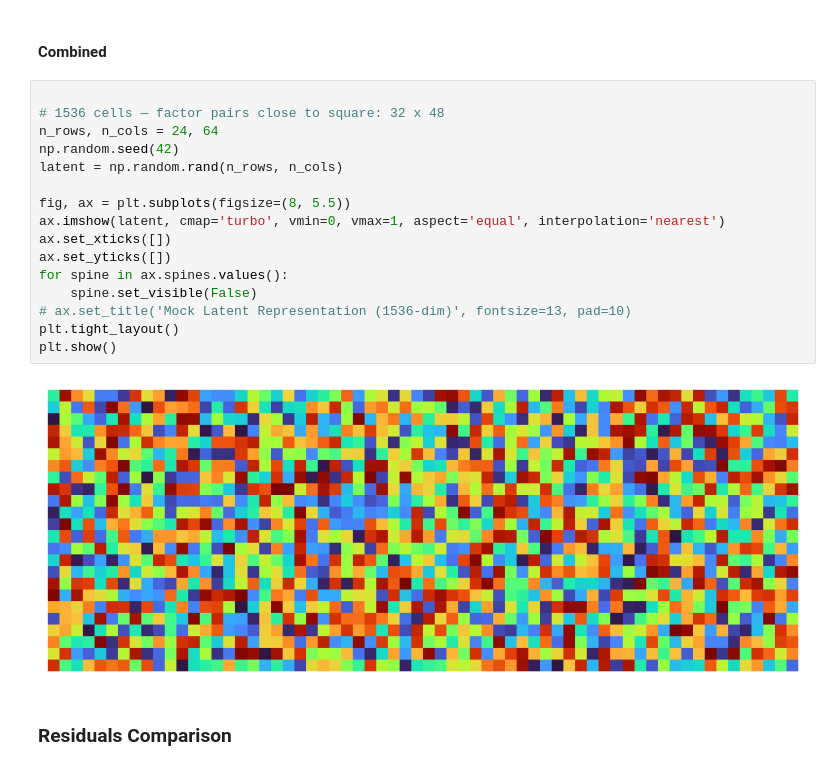
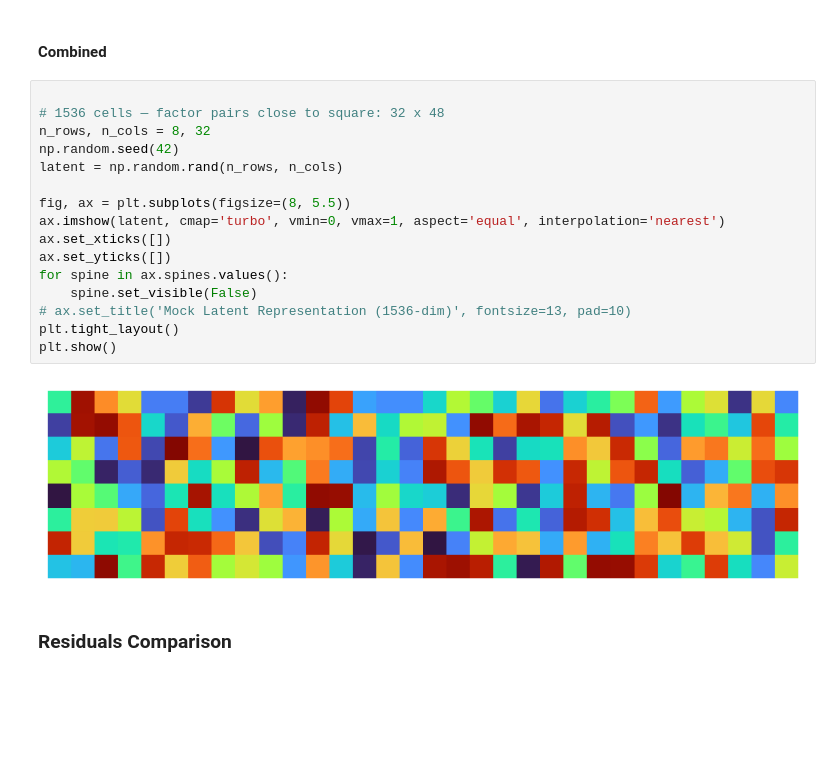
Before and after one commit to pvl19/lc-gen, a Jupyter notebook: notebooks/paper_recon_plots.ipynb, the cells around one changed output. Drawn from its saved outputs; the diff is of its cells as text; blank space fills up the shorter version.

```diff
--- a/notebooks/paper_recon_plots.ipynb
+++ b/notebooks/paper_recon_plots.ipynb
@@ -180,21 +498,21 @@ plt.show()
 # %%
 
 # 1536 cells — factor pairs close to square: 32 x 48
-n_rows, n_cols = 24, 64
+n_rows, n_cols = 8, 32
 np.random.seed(42)
 latent = np.random.rand(n_rows, n_cols)
 
 fig, ax = plt.subplots(figsize=(8, 5.5))
 ax.imshow(latent, cmap='turbo', vmin=0, vmax=1, aspect='equal', interpolation='nearest')
 ax.set_xticks([])
 ax.set_yticks([])
 for spine in ax.spines.values():
     spine.set_visible(False)
 # ax.set_title('Mock Latent Representation (1536-dim)', fontsize=13, pad=10)
 plt.tight_layout()
 plt.show()
 # %% [output]
-[figure, old version]
+[figure, new version]
 # %% [markdown]
 ### Residuals Comparison
 # %%
```
Also changed, not shown: parts of 31 cells of this notebook, 5 other files.
